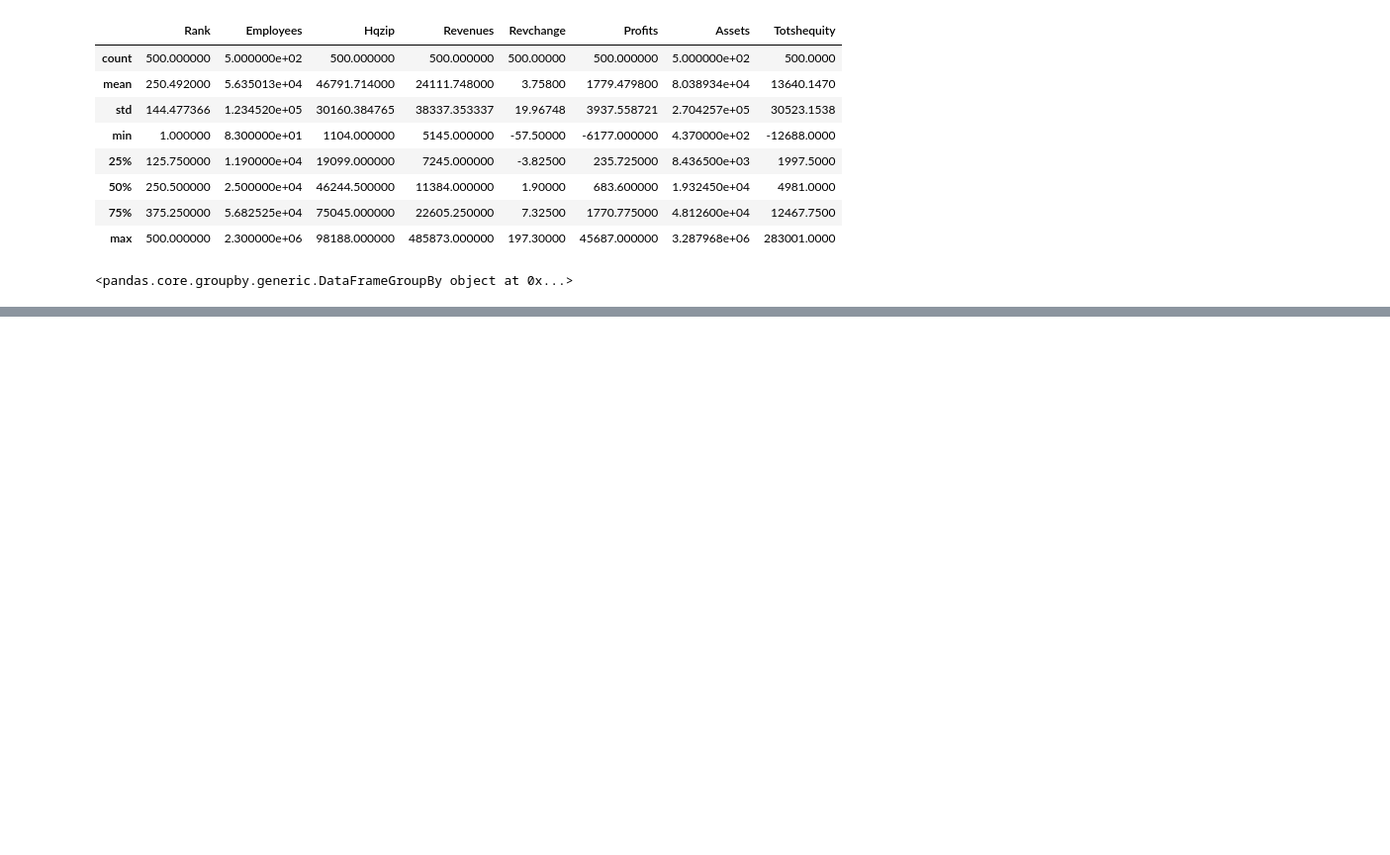
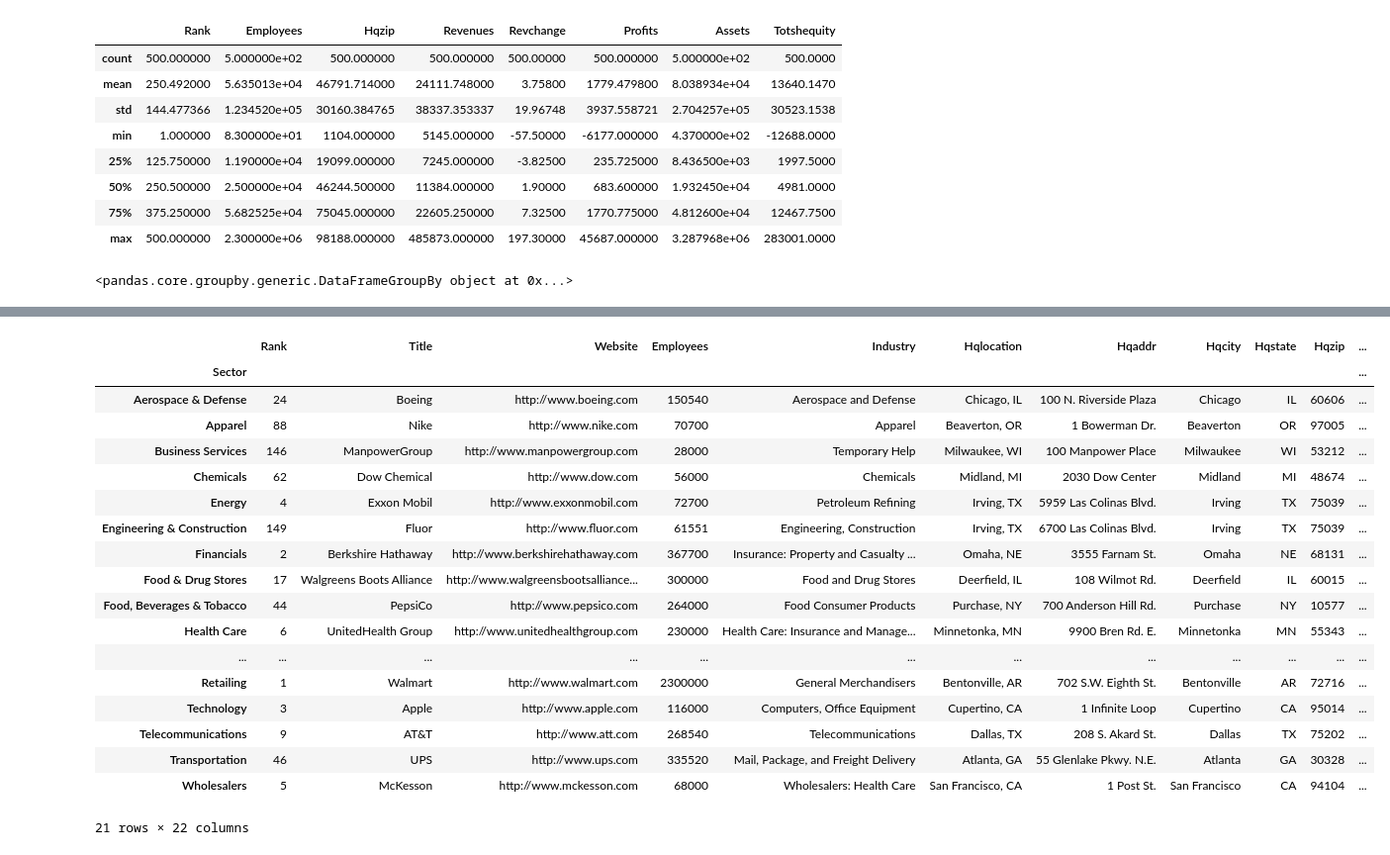
Before and after one commit to dailycodeminskole/FEB_DS_7AM, a Jupyter notebook: 56_GroupBy.ipynb, the cells around one changed output, grey strips where cells are left out. Shown: that part at 99% size. Saved outputs shown, nothing was run; the diff lists cells and outputs as text; code cells hidden in the pictures; blank space fills up the shorter version.

```diff
--- a/56_GroupBy.ipynb
+++ b/56_GroupBy.ipynb
@@ -47,0 +88,22 @@ sector
+# %%
+sector.first()
+# %% [output]
+|  | Rank | Title | Website | Employees | Industry | Hqlocation | Hqaddr | Hqcity | Hqstate | Hqzip | ... |
+| Sector |  |  |  |  |  |  |  |  |  |  | ... |
+| Aerospace & Defense | 24 | Boeing | http://www.boeing.com | 150540 | Aerospace and Defense | Chicago, IL | 100 N. Riverside Plaza | Chicago | IL | 60606 | ... |
+| Apparel | 88 | Nike | http://www.nike.com | 70700 | Apparel | Beaverton, OR | 1 Bowerman Dr. | Beaverton | OR | 97005 | ... |
+| Business Services | 146 | ManpowerGroup | http://www.manpowergroup.com | 28000 | Temporary Help | Milwaukee, WI | 100 Manpower Place | Milwaukee | WI | 53212 | ... |
+| Chemicals | 62 | Dow Chemical | http://www.dow.com | 56000 | Chemicals | Midland, MI | 2030 Dow Center | Midland | MI | 48674 | ... |
+| Energy | 4 | Exxon Mobil | http://www.exxonmobil.com | 72700 | Petroleum Refining | Irving, TX | 5959 Las Colinas Blvd. | Irving | TX | 75039 | ... |
+| Engineering & Construction | 149 | Fluor | http://www.fluor.com | 61551 | Engineering, Construction | Irving, TX | 6700 Las Colinas Blvd. | Irving | TX | 75039 | ... |
+| Financials | 2 | Berkshire Hathaway | http://www.berkshirehathaway.com | 367700 | Insurance: Property and Casualty ... | Omaha, NE | 3555 Farnam St. | Omaha | NE | 68131 | ... |
+| Food & Drug Stores | 17 | Walgreens Boots Alliance | http://www.walgreensbootsalliance... | 300000 | Food and Drug Stores | Deerfield, IL | 108 Wilmot Rd. | Deerfield | IL | 60015 | ... |
+| Food, Beverages & Tobacco | 44 | PepsiCo | http://www.pepsico.com | 264000 | Food Consumer Products | Purchase, NY | 700 Anderson Hill Rd. | Purchase | NY | 10577 | ... |
+| Health Care | 6 | UnitedHealth Group | http://www.unitedhealthgroup.com | 230000 | Health Care: Insurance and Manage... | Minnetonka, MN | 9900 Bren Rd. E. | Minnetonka | MN | 55343 | ... |
+| ... | ... | ... | ... | ... | ... | ... | ... | ... | ... | ... | ... |
+| Retailing | 1 | Walmart | http://www.walmart.com | 2300000 | General Merchandisers | Bentonville, AR | 702 S.W. Eighth St. | Bentonville | AR | 72716 | ... |
+| Technology | 3 | Apple | http://www.apple.com | 116000 | Computers, Office Equipment | Cupertino, CA | 1 Infinite Loop | Cupertino | CA | 95014 | ... |
+| Telecommunications | 9 | AT&T | http://www.att.com | 268540 | Telecommunications | Dallas, TX | 208 S. Akard St. | Dallas | TX | 75202 | ... |
+| Transportation | 46 | UPS | http://www.ups.com | 335520 | Mail, Package, and Freight Delivery | Atlanta, GA | 55 Glenlake Pkwy. N.E. | Atlanta | GA | 30328 | ... |
+| Wholesalers | 5 | McKesson | http://www.mckesson.com | 68000 | Wholesalers: Health Care | San Francisco, CA | 1 Post St. | San Francisco | CA | 94104 | ... |
+21 rows × 22 columns
```
Also changed, not shown: parts of 12 cells of this notebook, 1 other file.
